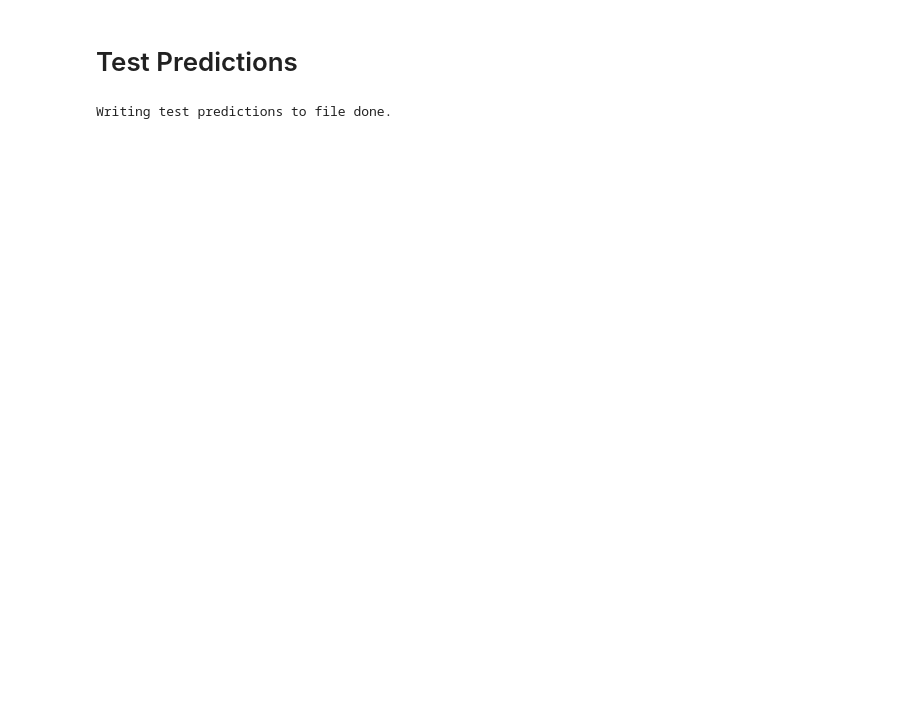
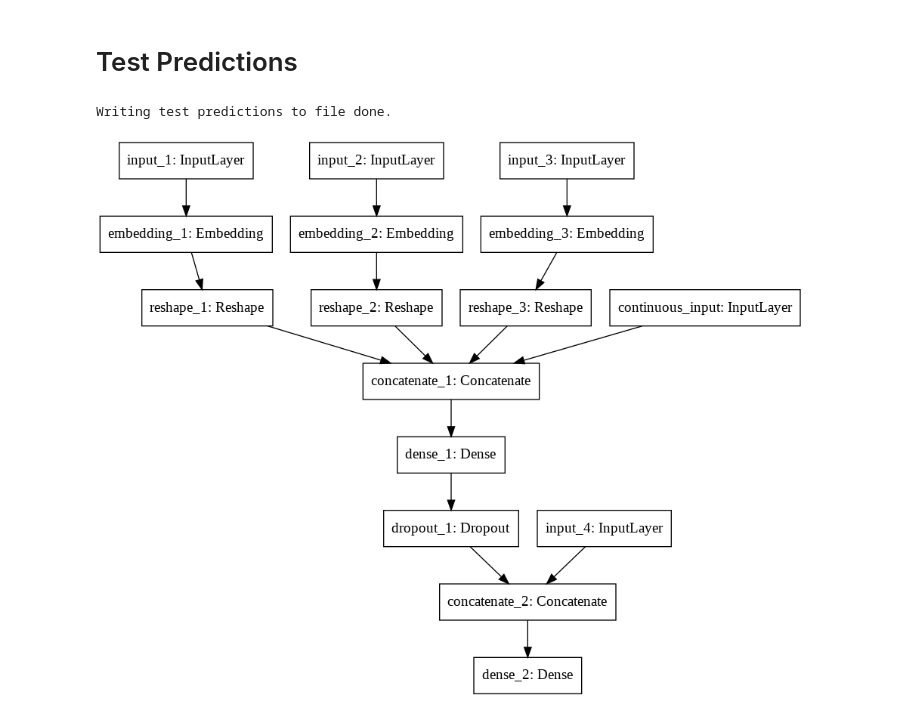
Before and after one commit to nikhilnanda21/yelp-is-all-you-need, a Jupyter notebook: Project3/Project_3_Rating_Prediction_Wide_and_Deep.ipynb, the cells around one changed output. Saved outputs shown, nothing was run; the diff lists cells and outputs as text; code cells hidden in the pictures; blank space fills up the shorter version.

```diff
--- a/Project3/Project_3_Rating_Prediction_Wide_and_Deep.ipynb
+++ b/Project3/Project_3_Rating_Prediction_Wide_and_Deep.ipynb
@@ -105,10 +105,10 @@ def build_wdl_model(len_continuous, deep_vocab_lens, len_wide, embed_size):
     # Construct deep component
     dense_1 = Dense(256, activation='relu')(deep_input)
     dense_1_dp = Dropout(0.3)(dense_1)
-    dense_2 = Dense(128, activation='relu')(dense_1_dp)
-    dense_2_dp = Dropout(0.3)(dense_2)
-    dense_3 = Dense(64, activation='relu')(dense_2_dp)
-    dense_3_dp = Dropout(0.3)(dense_3)
+    # dense_2 = Dense(128, activation='relu')(dense_1_dp)
+    # dense_2_dp = Dropout(0.3)(dense_2)
+    # dense_3 = Dense(64, activation='relu')(dense_2_dp)
+    # dense_3_dp = Dropout(0.3)(dense_3)
     dense_3_dp = dense_1_dp
 
 
@@ -576,3 +617,7 @@ res_df.to_csv("{}.csv".format(STUDENT_ID), index=False)
 print("Writing test predictions to file done.")
 # %% [output]
 Writing test predictions to file done.
+# %%
+tensorflow.keras.utils.plot_model(wdl_model, to_file='model.png', show_shapes=False)
+# %% [output]
+[figure, added]
```
Also changed, not shown: parts of 8 cells of this notebook.
